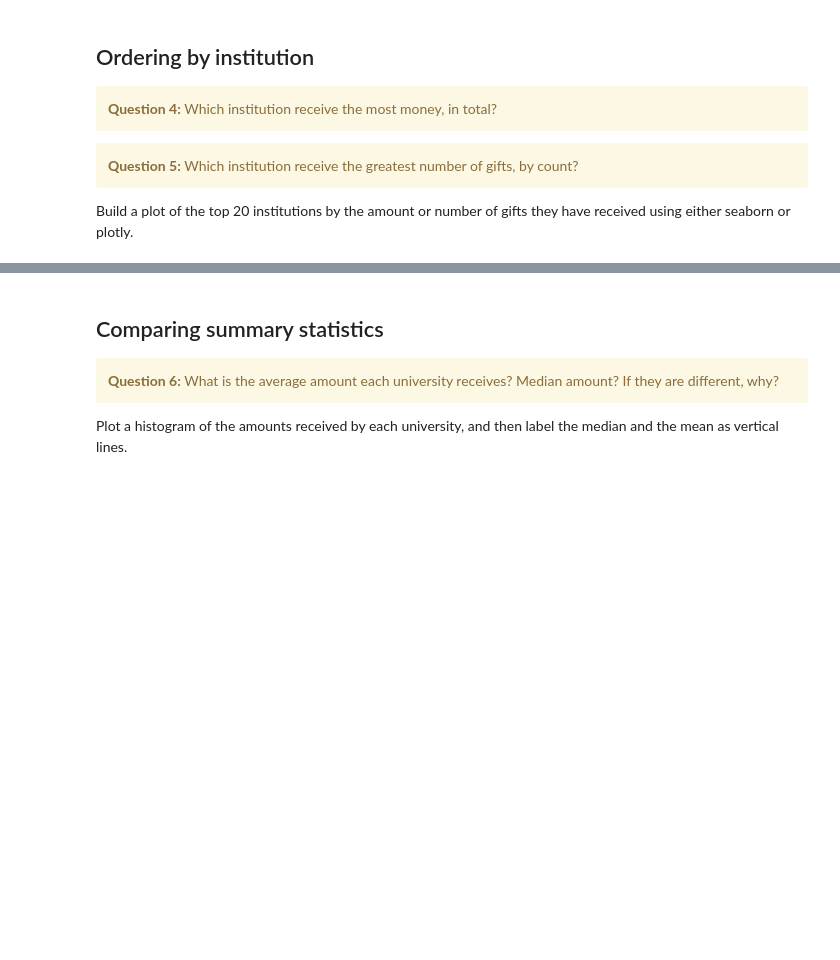
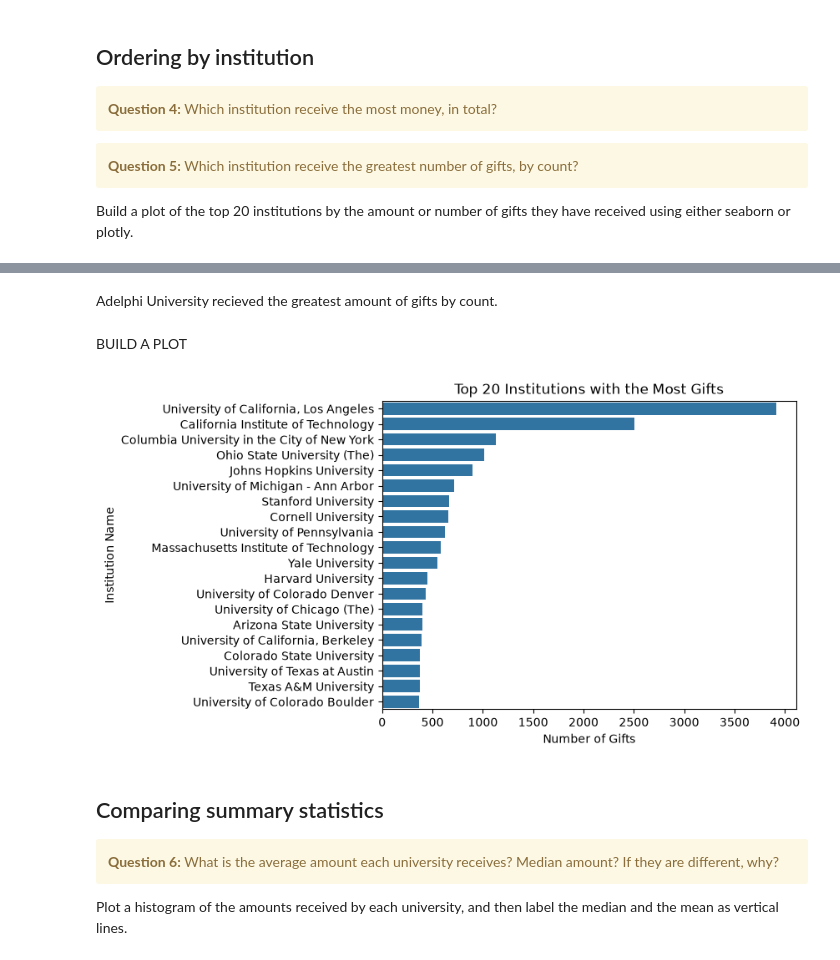
Before and after one commit to kimondragon/UU_F26_templates, a Jupyter notebook: Lab01/Lab01.ipynb, the cells around one changed output, grey strips where cells are left out. Saved outputs shown, nothing was run; the diff lists cells and outputs as text; code cells hidden in the pictures; blank space fills up the shorter version.

```diff
--- a/Lab01/Lab01.ipynb
+++ b/Lab01/Lab01.ipynb
@@ -59,0 +62,3 @@ As we learned, `.groupby` is a super useful way to aggregate the data and explor
+# %%
+df = pd.read_csv("ForeignGifts_edu.csv")
+#loading the dataset into a pandas dataframe
@@ -80,3 +205,22 @@ Build a plot of the top 20 institutions by the amount or number of gifts they ha
+# %% [markdown]
+Adelphi University recieved the greatest amount of gifts by count.
+# %% [markdown]
+BUILD A PLOT
+# %%
+#top 20 institutions with the most gifts
+top20 = df["Institution Name"].value_counts().head(20)
+# %%
+import seaborn as sns
+import matplotlib.pyplot as plt
+
+sns.barplot(x=top20.values, y=top20.index)
+
+plt.title("Top 20 Institutions with the Most Gifts")
+plt.xlabel("Number of Gifts")
+plt.ylabel("Institution Name")
+plt.show()
+# %% [output]
+[figure, added]
 # %% [markdown]
 ## Comparing summary statistics
 
```
Also changed, not shown: parts of 27 cells of this notebook.
